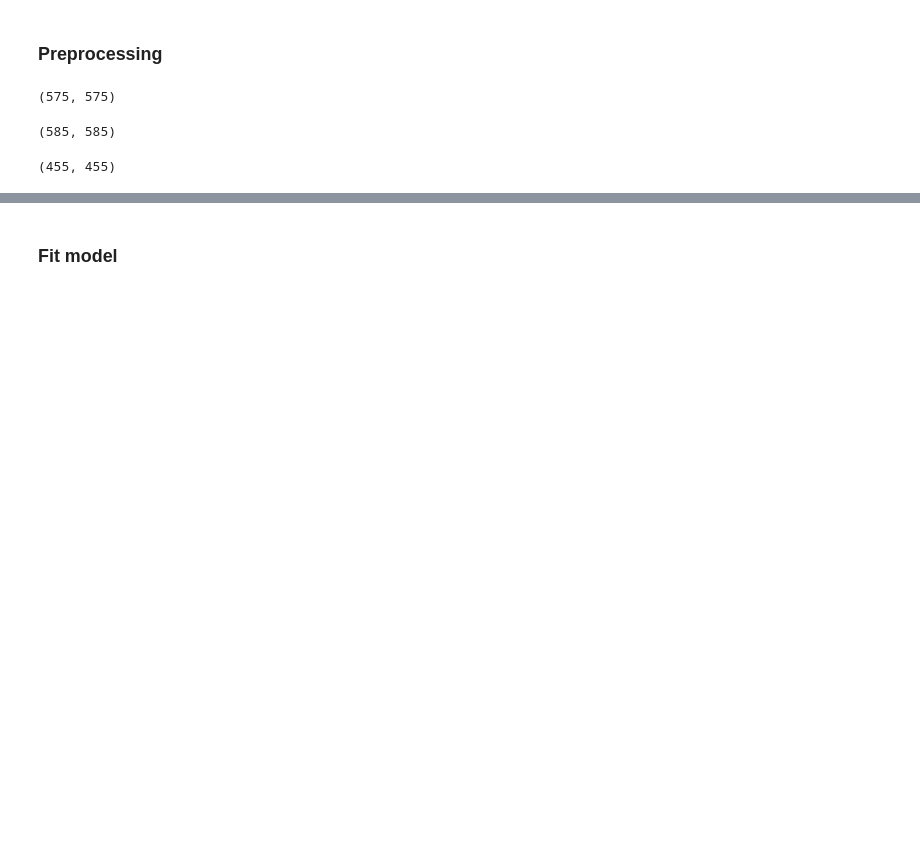
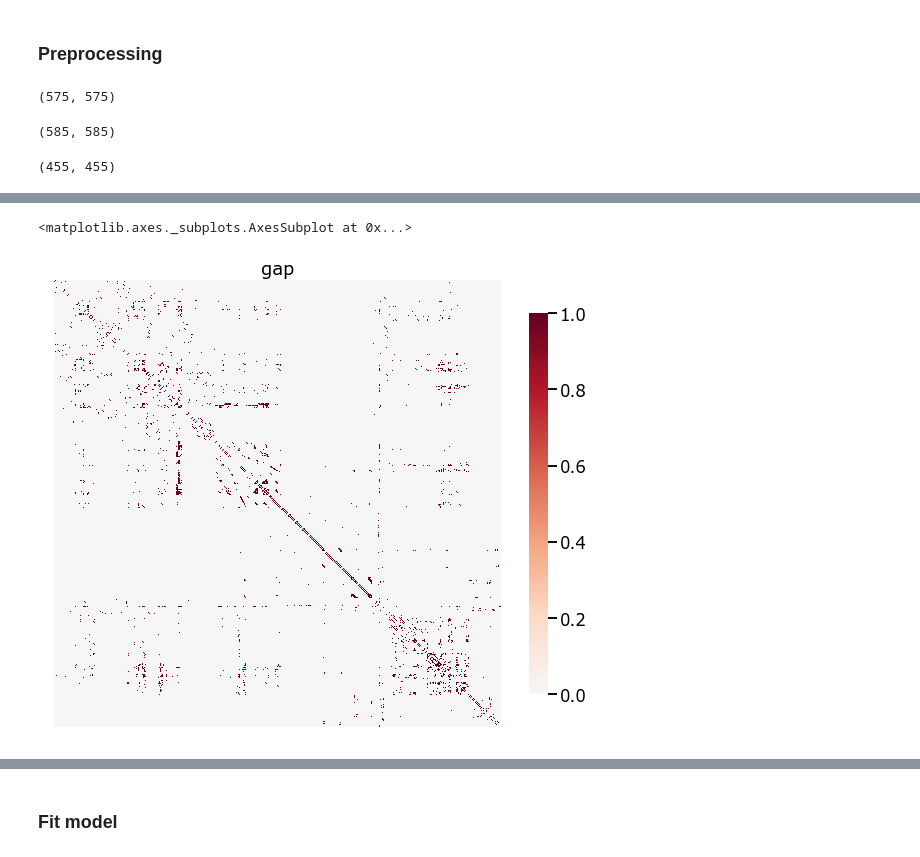
Before and after one commit to junhaobearxiong/graph_independence_test, a Jupyter notebook: notebooks/2019-03-27_real_data_celegans_chem_gap.ipynb, the cells around one changed output, grey strips where cells are left out. Drawn from its saved outputs; the diff is of its cells as text; code cells hidden in the pictures; blank space fills up the shorter version.

```diff
--- a/notebooks/2019-03-27_real_data_celegans_chem_gap.ipynb
+++ b/notebooks/2019-03-27_real_data_celegans_chem_gap.ipynb
@@ -93,3 +114,8 @@ heatmap(chem_male)
+# %%
+heatmap(gap_male, title='gap')
+# %% [output]
+<matplotlib.axes._subplots.AxesSubplot at 0x...>
+[figure, added]
 # %%
 block_assignment = estimate_block_assignment(chem_male, gap_male, k=10)
 # %%
```
Also changed, not shown: parts of 26 cells of this notebook, 1 other file.
